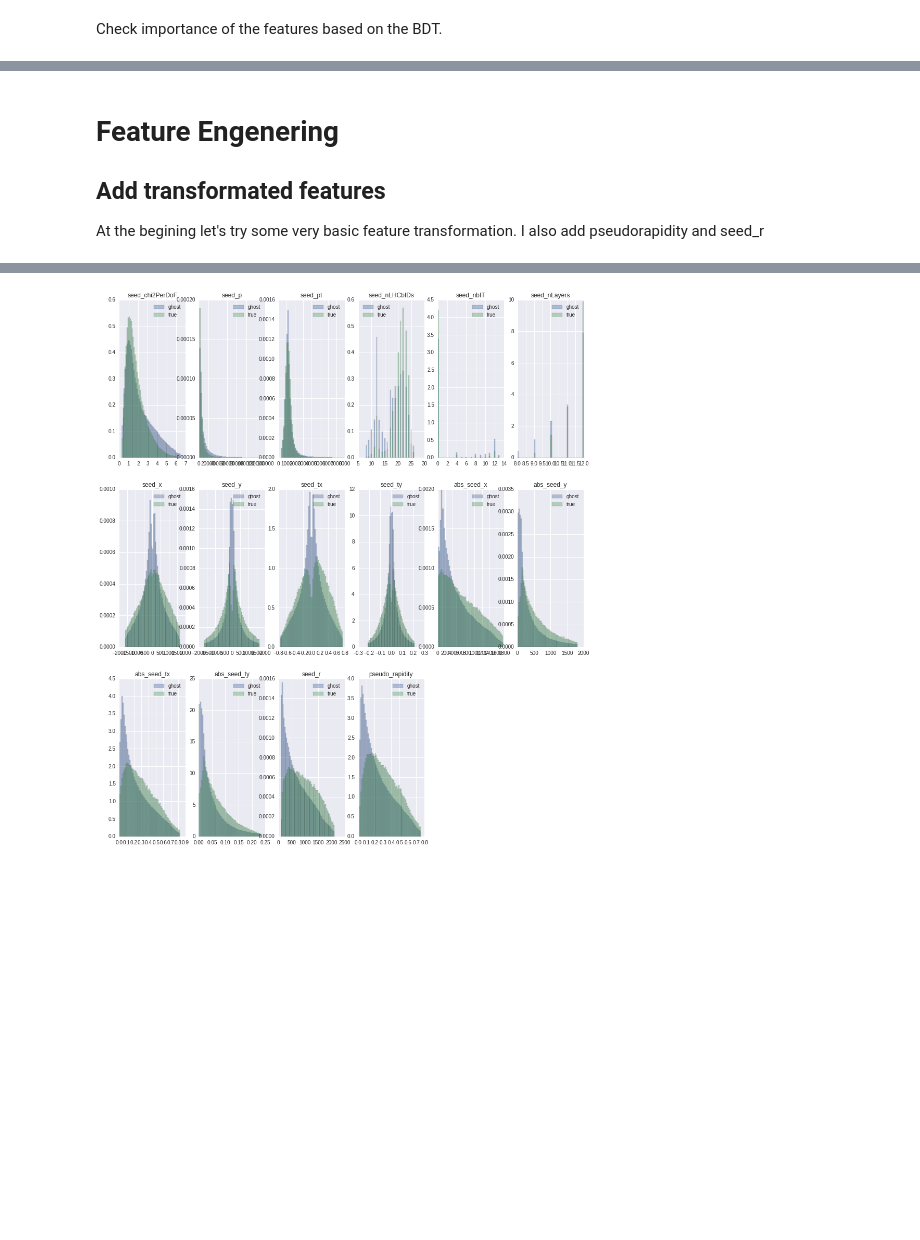
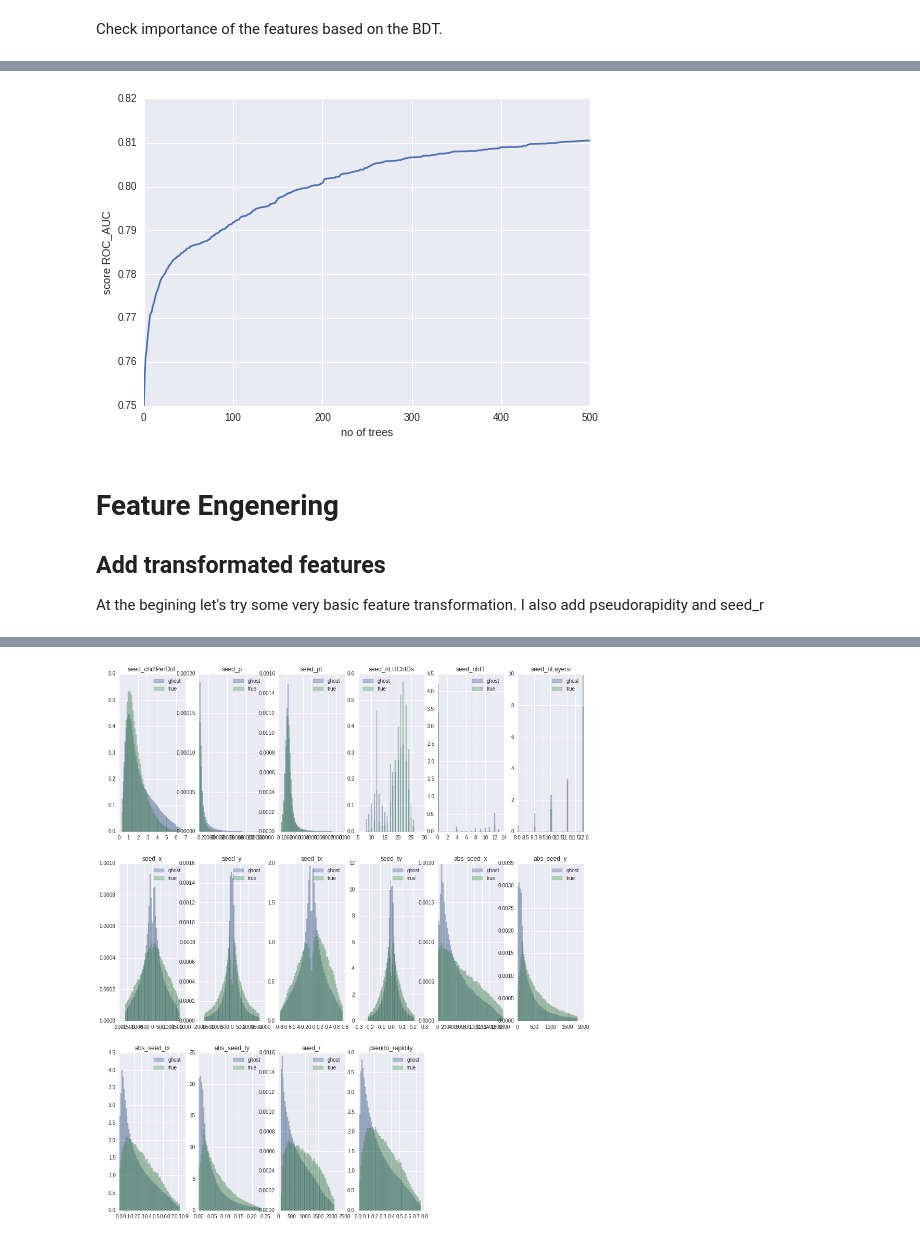
Before and after one commit to adendek/DownstreamTracking, a Jupyter notebook: SeedClassifier/Baseline-BDT.ipynb, the cells around one changed output, grey strips where cells are left out. Saved outputs shown, nothing was run; the diff lists cells and outputs as text; code cells hidden in the pictures; blank space fills up the shorter version.

```diff
--- a/SeedClassifier/Baseline-BDT.ipynb
+++ b/SeedClassifier/Baseline-BDT.ipynb
@@ -203,8 +225,25 @@ Feature ranking:
+# %%
+probas = gb.staged_predict_proba(testX)
+tree_scores = []
+for proba in probas:
+    predicted = proba[:, 1]
+    score =  roc_auc_score(testY, predicted)
+    tree_scores.append(score)
+# %%
+x = numpy.array([x  for x in range(500)])
+plt.figure()
+plt.plot(x,tree_scores)
+plt.ylim(0.75, 0.82)
+plt.xlabel('no of trees')
+plt.ylabel('score ROC_AUC')
+plt.show()
+# %% [output]
+[figure, added]
 # %% [markdown]
-Feature Engenering
-======================
-Add transformated features
--------------------
+# Feature Engenering
+
+## Add transformated features
+
 At the begining let's try some very basic feature transformation.
 I also add pseudorapidity and seed_r
 # %%
```
Also changed, not shown: parts of 46 cells of this notebook.
